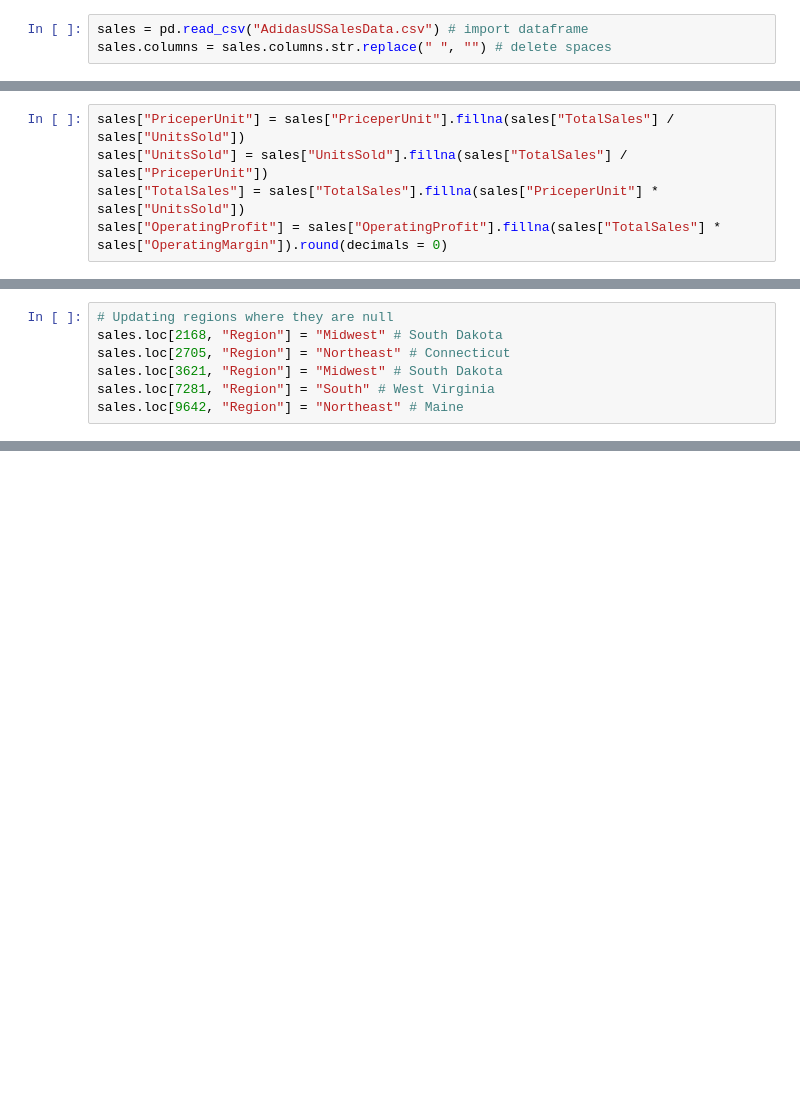
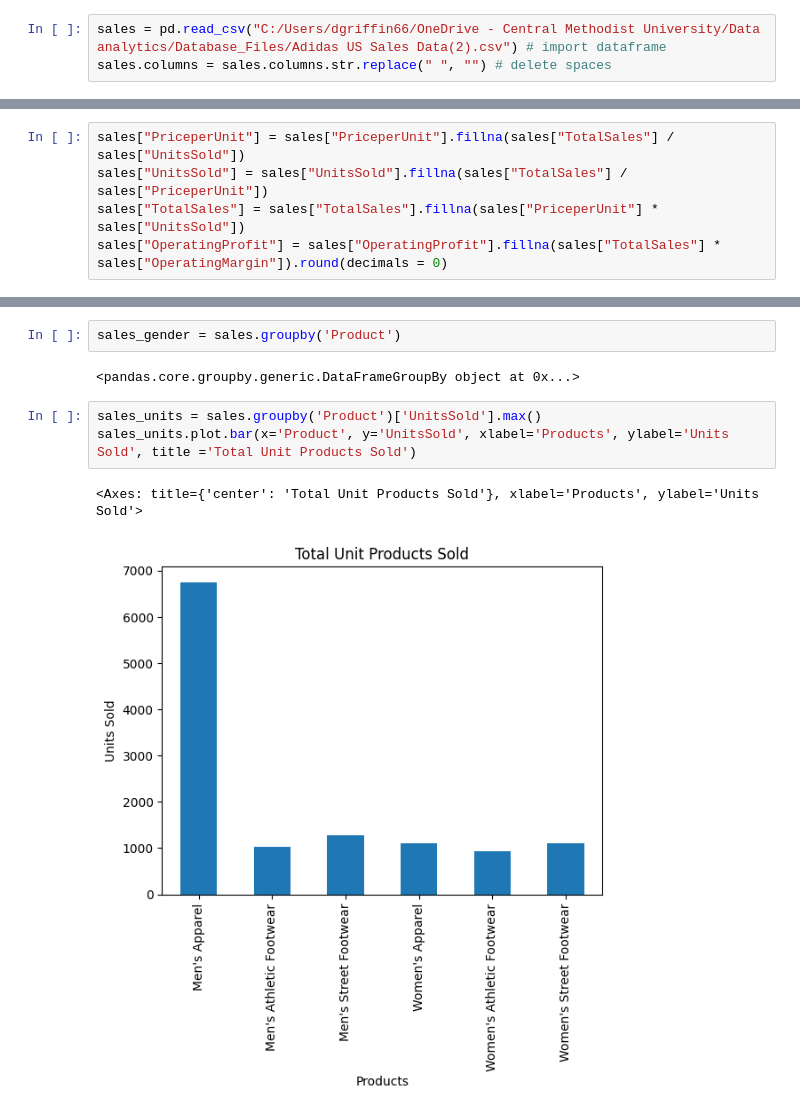
Before and after one commit to thegreatdon40/Final-Project-Data_Analytics, a Jupyter notebook: sales.ipynb, the cells around one changed output, grey strips where cells are left out. Drawn from its saved outputs; the diff is of its cells as text; blank space fills up the shorter version.

```diff
--- a/sales.ipynb
+++ b/sales.ipynb
@@ -4,4 +5,4 @@ import numpy as np
 import seaborn as sns
 # %%
-sales = pd.read_csv("AdidasUSSalesData.csv") # import dataframe
+sales = pd.read_csv("C:/Users/dgriffin66/OneDrive - Central Methodist University/Data analytics/Database_Files/Adidas US Sales Data(2).csv") # import dataframe
 sales.columns = sales.columns.str.replace(" ", "") # delete spaces
@@ -51,7 +134,0 @@ Name: 954, dtype: object
-# %%
-# Updating regions where they are null
-sales.loc[2168, "Region"] = "Midwest" # South Dakota
-sales.loc[2705, "Region"] = "Northeast" # Connecticut
-sales.loc[3621, "Region"] = "Midwest" # South Dakota
-sales.loc[7281, "Region"] = "South" # West Virginia
-sales.loc[9642, "Region"] = "Northeast" # Maine
@@ -57,0 +151,10 @@ sales.loc[9642, "Region"] = "Northeast" # Maine
+# %%
+sales_gender = sales.groupby('Product')
+# %% [output]
+<pandas.core.groupby.generic.DataFrameGroupBy object at 0x...>
+# %%
+sales_units = sales.groupby('Product')['UnitsSold'].max()
+sales_units.plot.bar(x='Product', y='UnitsSold', xlabel='Products', ylabel='Units Sold', title ='Total Unit Products Sold')
+# %% [output]
+<Axes: title={'center': 'Total Unit Products Sold'}, xlabel='Products', ylabel='Units Sold'>
+[figure, added]
```
Also changed, not shown: parts of 13 cells of this notebook.
